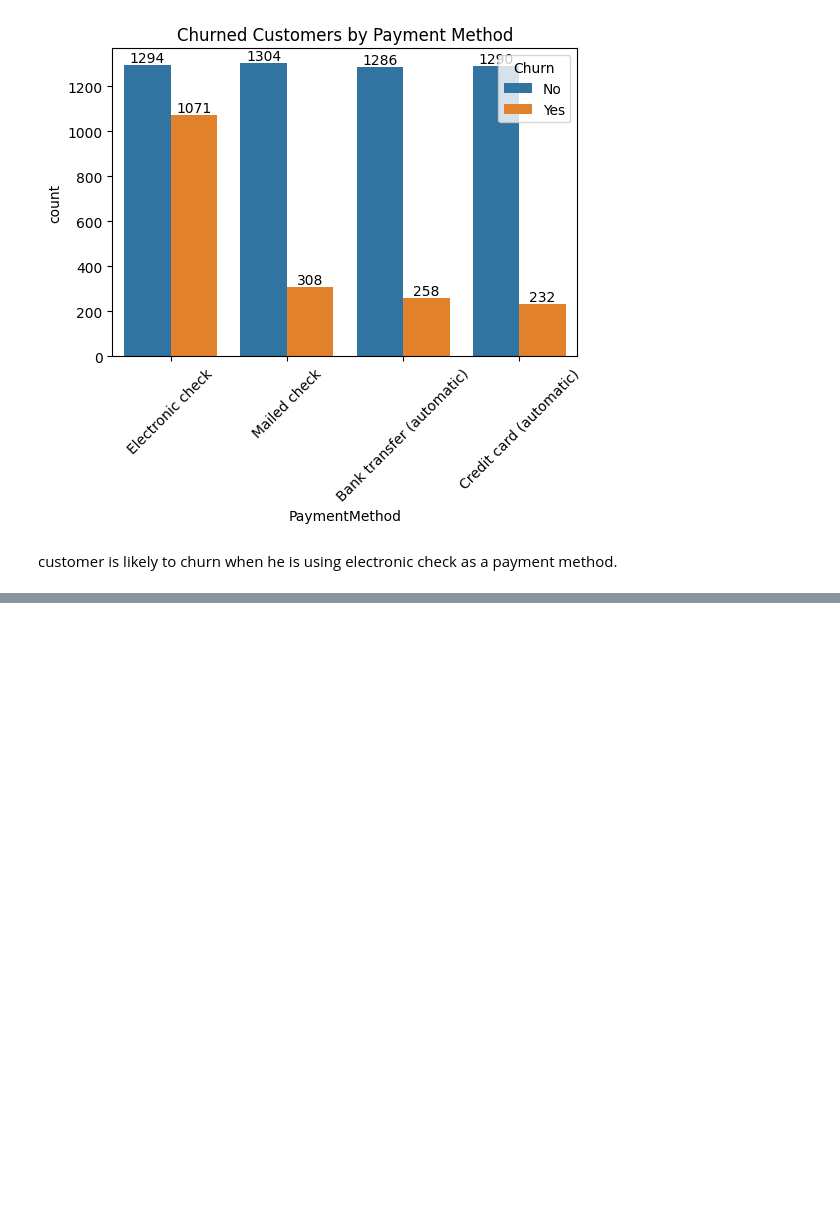
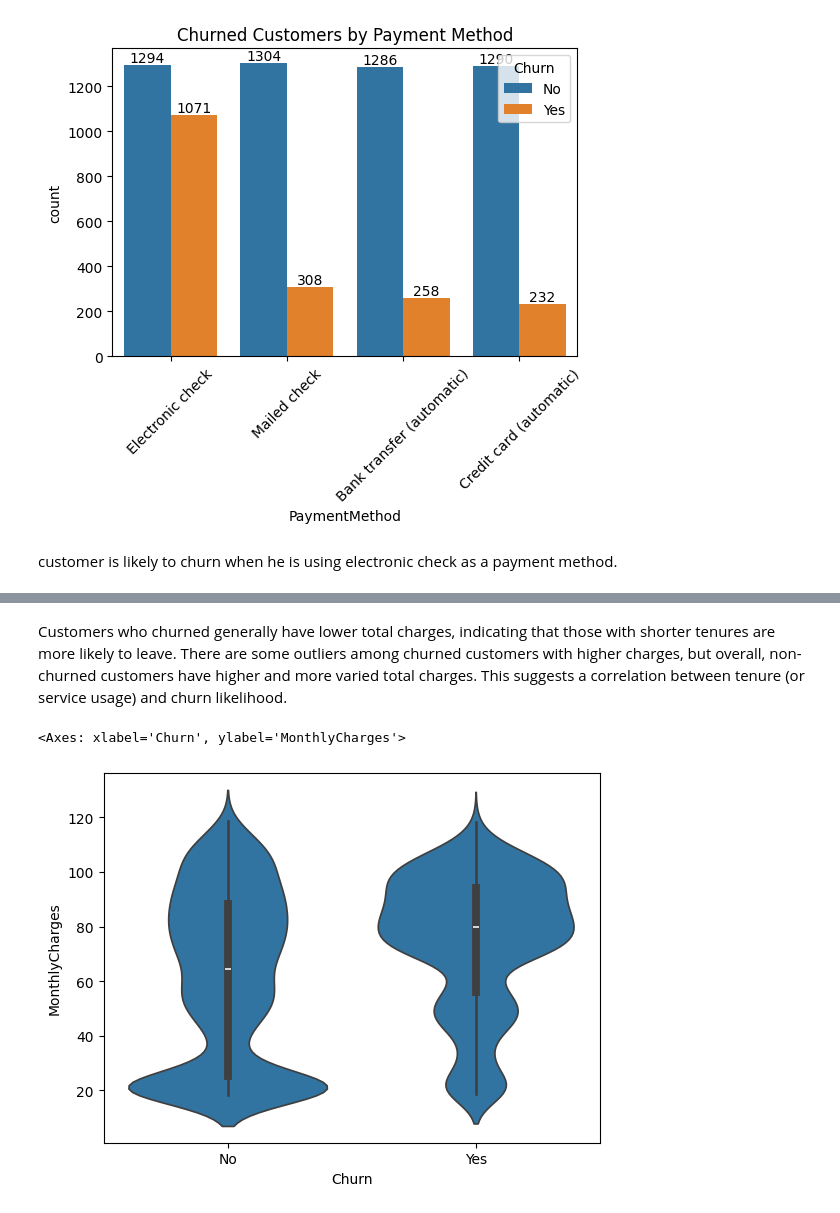
Before and after one commit to Neha2580/Telco_churn_Analysis, a Jupyter notebook: churn_analysis.ipynb, the cells around one changed output, grey strips where cells are left out. Cells and saved outputs as stored; diff of their text form; code cells hidden in the pictures; blank space fills up the shorter version.

```diff
--- a/churn_analysis.ipynb
+++ b/churn_analysis.ipynb
@@ -287,0 +346,7 @@ customer is likely to churn when he is using electronic check as a payment metho
+# %% [markdown]
+Customers who churned generally have lower total charges, indicating that those with shorter tenures are more likely to leave. There are some outliers among churned customers with higher charges, but overall, non-churned customers have higher and more varied total charges. This suggests a correlation between tenure (or service usage) and churn likelihood.
+# %%
+sns.violinplot(x='Churn', y='MonthlyCharges', data=df)
+# %% [output]
+<Axes: xlabel='Churn', ylabel='MonthlyCharges'>
+[figure, added]
```
Also changed, not shown: parts of 15 cells of this notebook.
